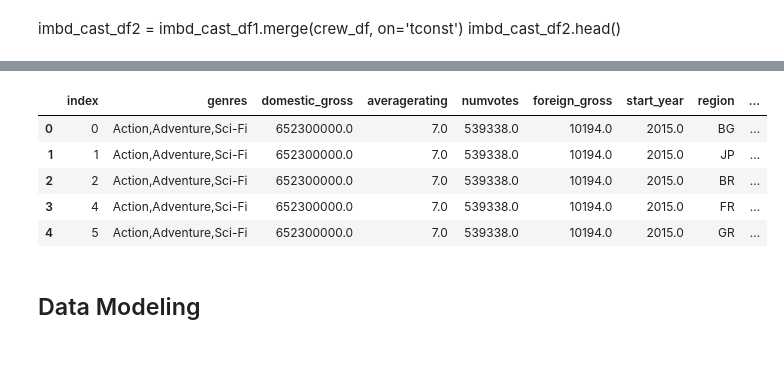
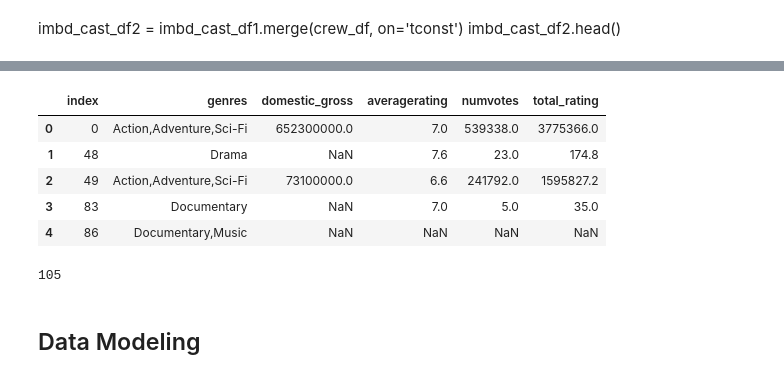
Before and after one commit to iansharff/microsoft_movies, a Jupyter notebook: IMBD+BOM.ipynb, the cells around one changed output, grey strips where cells are left out. Cells and saved outputs as stored; diff of their text form; code cells hidden in the pictures.

```diff
--- a/IMBD+BOM.ipynb
+++ b/IMBD+BOM.ipynb
@@ -106,3 +130,4 @@ imbd_info_df3['foreign_gross']= imbd_info_df3['foreign_gross'].astype(float)
 # %%
 #selecting only the necessary columns
-imbd_info_df_main= imbd_info_df3[['genres','domestic_gross','averagerating','numvotes', 'foreign_gross', 'start_year', 'region']]
+imbd_info_df_main= imbd_info_df3[['genres','domestic_gross','averagerating','numvotes']]
+imbd_info_df_foreign = imbd_info_df3[['genres','foreign_gross','region']]
@@ -109,5 +137,5 @@ imbd_info_df_main= imbd_info_df3[['genres','domestic_gross','averagerating','num
 # %%
 #remove null
-imbd_info_df_main_clean= imbd_info_df_main.dropna(axis=0).copy()
+imbd_info_df_main_clean= imbd_info_df_main.dropna(subset=['domestic_gross'], axis=0).copy()
 imbd_info_df_main_clean.head()
 # %% [output]
@@ -139,14 +154,18 @@ memory usage: 2.3+ MB
 # %%
 #creating total rating to find weighted rating
-imbd_info_df_main_clean1.eval('total_rating= averagerating *numvotes', inplace=True)
+imbd_info_df_main_clean.eval('total_rating= averagerating *numvotes', inplace=True)
 # %%
-imbd_info_df_main_clean1.head().reset_index()
+imbd_info_df_main_clean.head().reset_index()
 # %% [output]
-|  | index | genres | domestic_gross | averagerating | numvotes | foreign_gross | start_year | region | ... |
-| 0 | 0 | Action,Adventure,Sci-Fi | 652300000.0 | 7.0 | 539338.0 | 10194.0 | 2015.0 | BG | ... |
-| 1 | 1 | Action,Adventure,Sci-Fi | 652300000.0 | 7.0 | 539338.0 | 10194.0 | 2015.0 | JP | ... |
-| 2 | 2 | Action,Adventure,Sci-Fi | 652300000.0 | 7.0 | 539338.0 | 10194.0 | 2015.0 | BR | ... |
-| 3 | 4 | Action,Adventure,Sci-Fi | 652300000.0 | 7.0 | 539338.0 | 10194.0 | 2015.0 | FR | ... |
-| 4 | 5 | Action,Adventure,Sci-Fi | 652300000.0 | 7.0 | 539338.0 | 10194.0 | 2015.0 | GR | ... |
+|  | index | genres | domestic_gross | averagerating | numvotes | total_rating |
+| 0 | 0 | Action,Adventure,Sci-Fi | 652300000.0 | 7.0 | 539338.0 | 3775366.0 |
+| 1 | 48 | Drama | NaN | 7.6 | 23.0 | 174.8 |
+| 2 | 49 | Action,Adventure,Sci-Fi | 73100000.0 | 6.6 | 241792.0 | 1595827.2 |
+| 3 | 83 | Documentary | NaN | 7.0 | 5.0 | 35.0 |
+| 4 | 86 | Documentary,Music | NaN | NaN | NaN | NaN |
+# %%
+imbd_info_df_foreign_clean['region'].nunique()
+# %% [output]
+105
 # %% [markdown]
 ## Data Modeling
```
Also changed, not shown: parts of 24 cells of this notebook.
